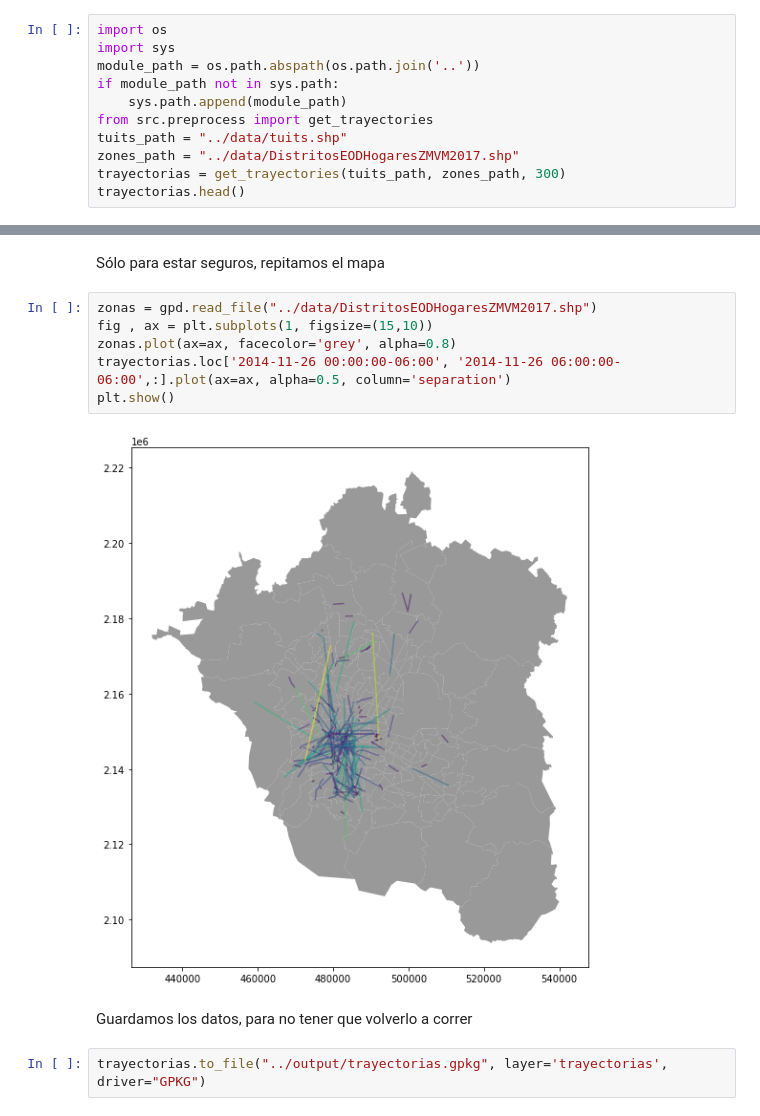
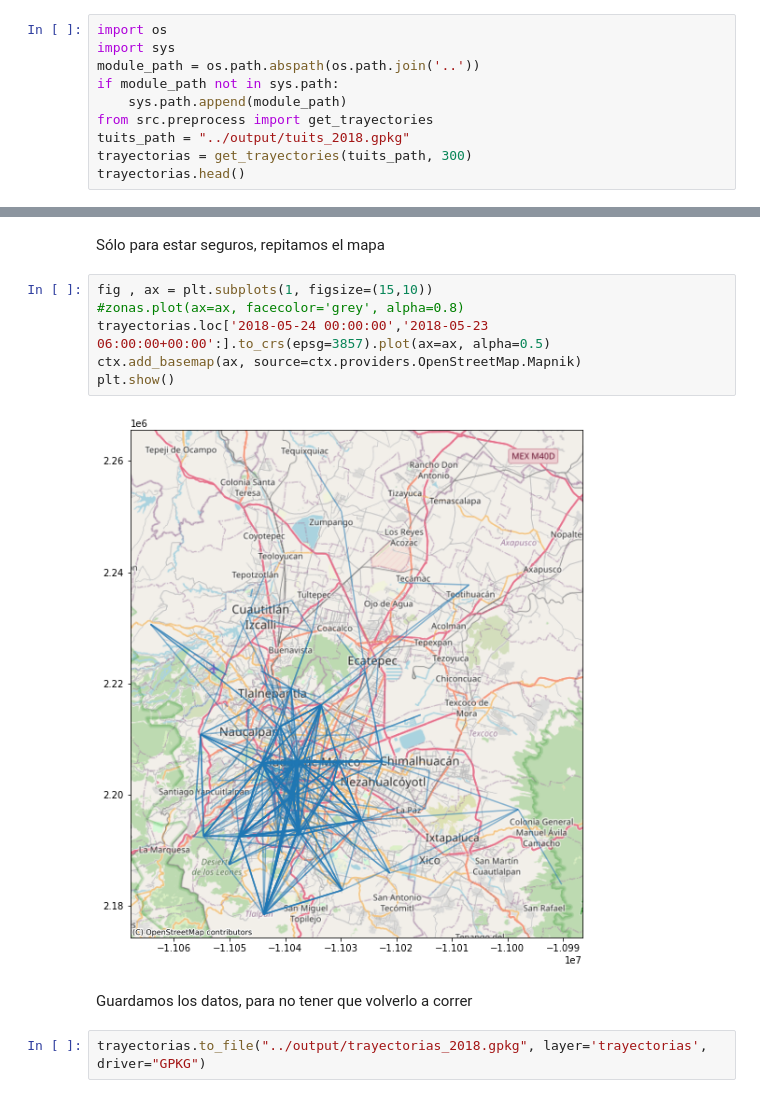
Before and after one commit to CentroGeo/Twitter-Origin-Destination, a Jupyter notebook: notebooks/01-trayectorias.ipynb, the cells around one changed output, grey strips where cells are left out. Saved outputs shown, nothing was run; the diff lists cells and outputs as text.

```diff
--- a/notebooks/01-trayectorias.ipynb
+++ b/notebooks/01-trayectorias.ipynb
@@ -248,9 +248,8 @@ module_path = os.path.abspath(os.path.join('..'))
 if module_path not in sys.path:
     sys.path.append(module_path)
 from src.preprocess import get_trayectories
-tuits_path = "../data/tuits.shp"
-zones_path = "../data/DistritosEODHogaresZMVM2017.shp"
-trayectorias = get_trayectories(tuits_path, zones_path, 300)
+tuits_path = "../output/tuits_2018.gpkg"
+trayectorias = get_trayectories(tuits_path, 300)
 trayectorias.head()
 # %% [output]
 |  |  |  | geometry | separation |
@@ -263,14 +262,14 @@ trayectorias.head()
 # %% [markdown]
 Sólo para estar seguros, repitamos el mapa
 # %%
-zonas = gpd.read_file("../data/DistritosEODHogaresZMVM2017.shp")
 fig , ax = plt.subplots(1, figsize=(15,10))
-zonas.plot(ax=ax, facecolor='grey', alpha=0.8)
-trayectorias.loc['2014-11-26 00:00:00-06:00', '2014-11-26 06:00:00-06:00',:].plot(ax=ax, alpha=0.5, column='separation')
+#zonas.plot(ax=ax, facecolor='grey', alpha=0.8)
+trayectorias.loc['2018-05-24 00:00:00','2018-05-23 06:00:00+00:00':].to_crs(epsg=3857).plot(ax=ax, alpha=0.5)
+ctx.add_basemap(ax, source=ctx.providers.OpenStreetMap.Mapnik)
 plt.show()
 # %% [output]
-[figure, old version]
+[figure, new version]
 # %% [markdown]
 Guardamos los datos, para no tener que volverlo a correr
 # %%
-trayectorias.to_file("../output/trayectorias.gpkg", layer='trayectorias', driver="GPKG")
+trayectorias.to_file("../output/trayectorias_2018.gpkg", layer='trayectorias', driver="GPKG")
```
Also changed, not shown: parts of 4 cells of this notebook.
